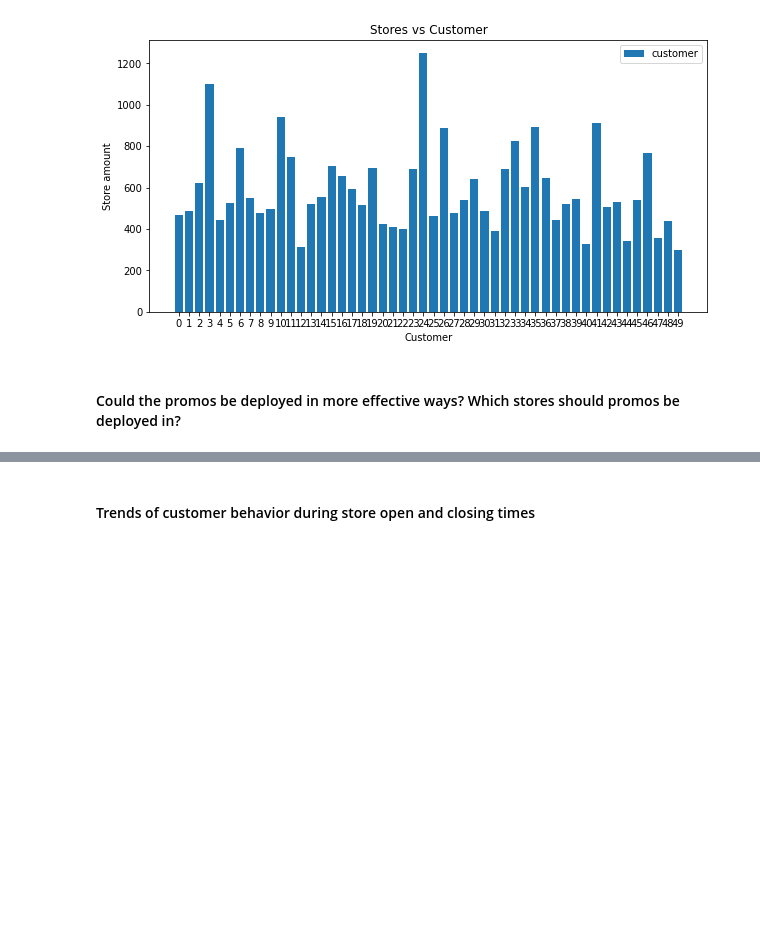
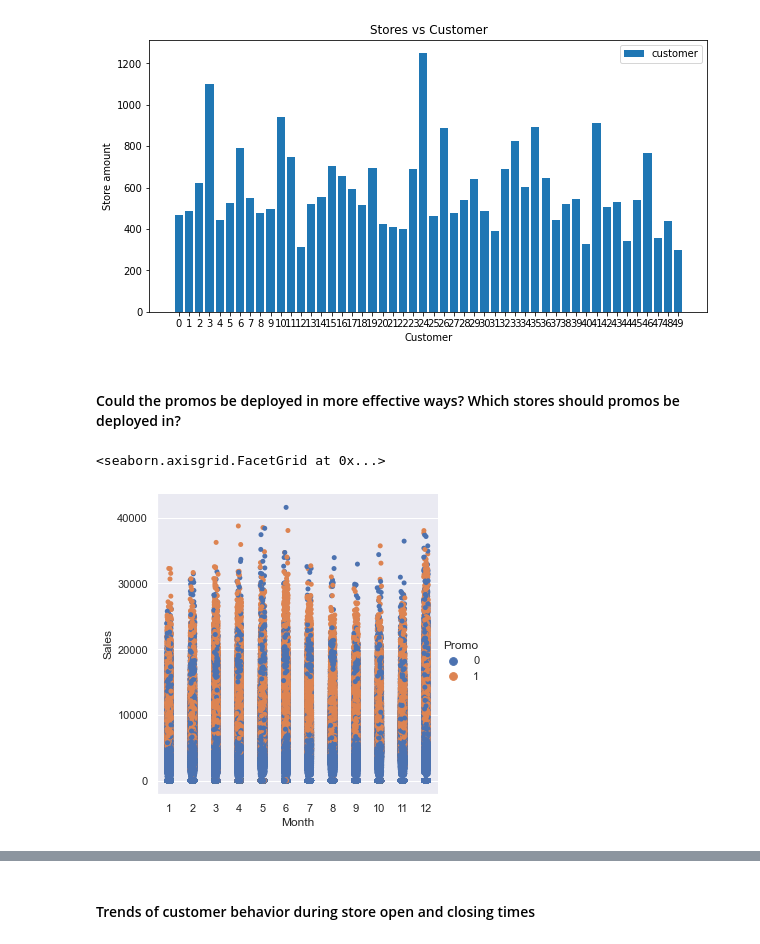
Before and after one commit to RYees/Pharmaceutical_Sales_prediction, a Jupyter notebook: notebooks/Exploration_data_analysis.ipynb, the cells around one changed output, grey strips where cells are left out. Saved outputs shown, nothing was run; the diff lists cells and outputs as text; code cells hidden in the pictures; blank space fills up the shorter version.

```diff
--- a/notebooks/Exploration_data_analysis.ipynb
+++ b/notebooks/Exploration_data_analysis.ipynb
@@ -471,3 +442,9 @@ plt.legend()
 [figure]
 # %% [markdown]
 #### Could the promos be deployed in more effective ways? Which stores should promos be deployed in?
+# %%
+sns.catplot(data=train_store, x="Month", y="Sales", hue='Promo')
+# plt.savefig('../data/monthpromocat.png')
+# %% [output]
+<seaborn.axisgrid.FacetGrid at 0x...>
+[figure, added]
```
Also changed, not shown: parts of 12 cells of this notebook, 2 other files.
